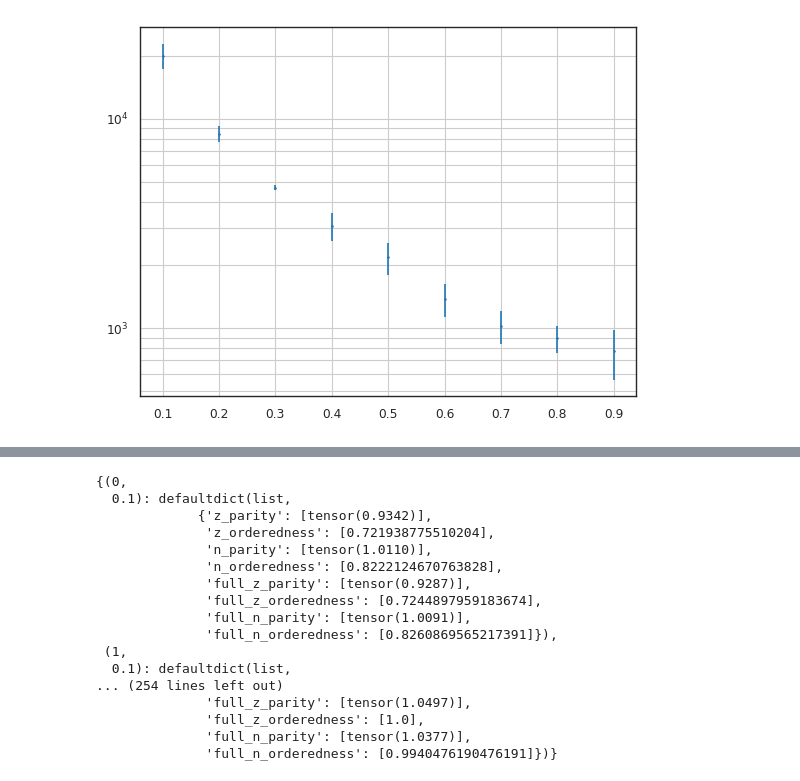
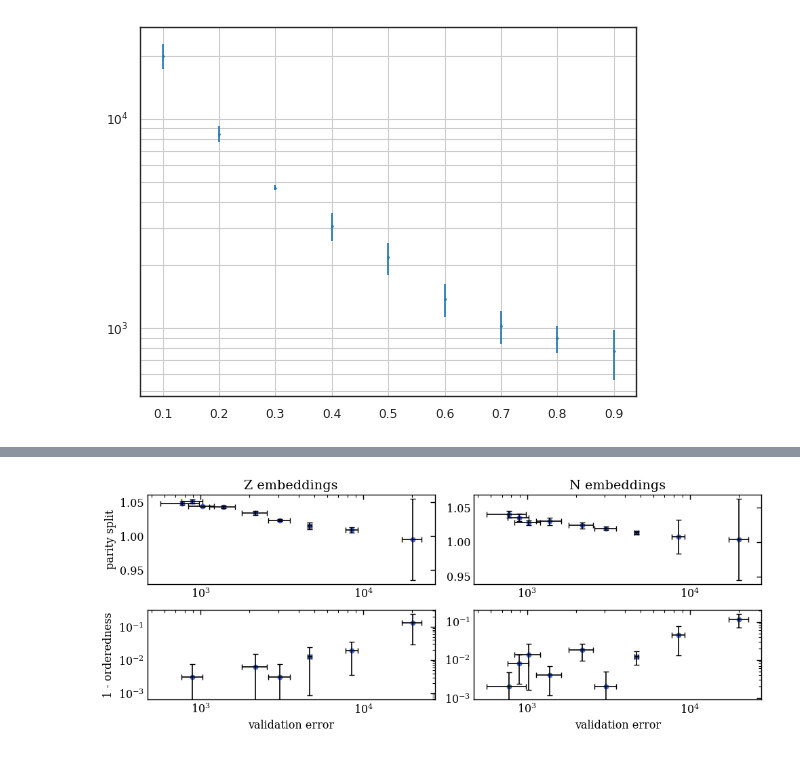
Before and after one commit to okitouni/NuCLR-MechInterp, a Jupyter notebook: nbs/parity.ipynb, the cells around one changed output, grey strips where cells are left out. Saved outputs shown, nothing was run; the diff lists cells and outputs as text; code cells hidden in the pictures.

```diff
--- a/nbs/parity.ipynb
+++ b/nbs/parity.ipynb
@@ -355,20 +372,60 @@ plt.show()
-# %%
-all_paritys
-# %% [output]
-{(0,
-  0.1): defaultdict(list,
-             {'z_parity': [tensor(0.9342)],
-              'z_orderedness': [0.721938775510204],
-              'n_parity': [tensor(1.0110)],
-              'n_orderedness': [0.8222124670763828],
-              'full_z_parity': [tensor(0.9287)],
-              'full_z_orderedness': [0.7244897959183674],
-              'full_n_parity': [tensor(1.0091)],
-              'full_n_orderedness': [0.8260869565217391]}),
- (1,
-  0.1): defaultdict(list,
-... (254 lines left out)
-              'full_z_parity': [tensor(1.0497)],
-              'full_z_orderedness': [1.0],
-              'full_n_parity': [tensor(1.0377)],
-              'full_n_orderedness': [0.9940476190476191]})}
+# %%
+mean_perfs_for_plot = []
+std_perfs_for_plot = []
+mean_paritys_for_plot = defaultdict(list)
+std_paritys_for_plot = defaultdict(list)
+for frac in set([x[1] for x in all_paritys.keys()]):
+  for_seeds = defaultdict(list)
+  for seed in set([x[0] for x in all_paritys.keys()]):
+    perf = perfs[(seed, frac)][last_epoch]
+    for_seeds["perf"].append(perf)
+    for name,obs in all_paritys[(seed, frac)].items():
+      # if frac < .2: continue
+      # if seed != seed_of_choice: continue
+      # paritys_for_plot[name].append(obs[-1])
+      for_seeds[name].append(obs[-1])
+      # paritys_for_plot.append(max([x[-1] for x in all_paritys[(seed, frac)].values()]))
+  mean_perfs_for_plot.append(np.mean(for_seeds["perf"]))
+  std_perfs_for_plot.append(np.std(for_seeds["perf"]))
+  for name, obs in for_seeds.items():
+    if "perf" not in name:
+      mean_paritys_for_plot[name].append(np.mean(obs))
+      std_paritys_for_plot[name].append(np.std(obs))
+
+
+fig, ax = plt.subplots(2, 2, figsize=(10, 4))
+for i, name in enumerate([x for x in mean_paritys_for_plot if "full" in x]):
+  if "orderedness" in name:
+    ax[i%2, i//2].scatter(mean_perfs_for_plot, [1-x for x in mean_paritys_for_plot[name]], label=name)
+    ax[i%2, i//2].errorbar(mean_perfs_for_plot, [1-x for x in mean_paritys_for_plot[name]], yerr=std_paritys_for_plot[name], xerr=std_perfs_for_plot, linestyle='None', color='black', capsize=3)
+    ax[i%2, i//2].set_yscale('log')
+  else:
+    ax[i%2, i//2].scatter(mean_perfs_for_plot, mean_paritys_for_plot[name], label=name)
+    ax[i%2, i//2].errorbar(mean_perfs_for_plot, mean_paritys_for_plot[name], yerr=std_paritys_for_plot[name], xerr=std_perfs_for_plot, linestyle='None', color='black', capsize=3)
+  if i % 2 == 1:
+    ax[i%2, i//2].set_xlabel("validation error")
+  ax[i%2, i//2].set_xscale('log')
+  if "parity" in name:
+    # ax[i//2, i//2].set_ylabel("2 x d(even,odd) / (d(even,even) x d(odd,odd))")
+    if i//2 == 0:
+      ax[i%2, i//2].set_ylabel("parity split")
+  elif "orderedness" in name:
+    if i//2 == 0:
+      ax[i%2, i//2].set_ylabel("1 - orderedness")
+  if "full_z" in name:
+    if i % 2 == 0:
+      ax[i%2, i//2].set_title("Z embeddings")
+  elif "full_n" in name:
+    if i % 2 == 0:
+      ax[i%2, i//2].set_title("N embeddings")
+  elif "n_" in name:
+    if i % 2 == 0:
+      ax[i%2, i//2].set_title("N embeddings")
+  elif "z_" in name:
+    if i % 2 == 0:
+      ax[i%2, i//2].set_title("Z embeddings")
+plt.tight_layout()
+plt.savefig("/checkpoint/nolte/parity_orderedness_vs_perf.pdf")
+plt.show()
+# %% [output]
+[figure, added]
```
Also changed, not shown: parts of 7 cells of this notebook.
